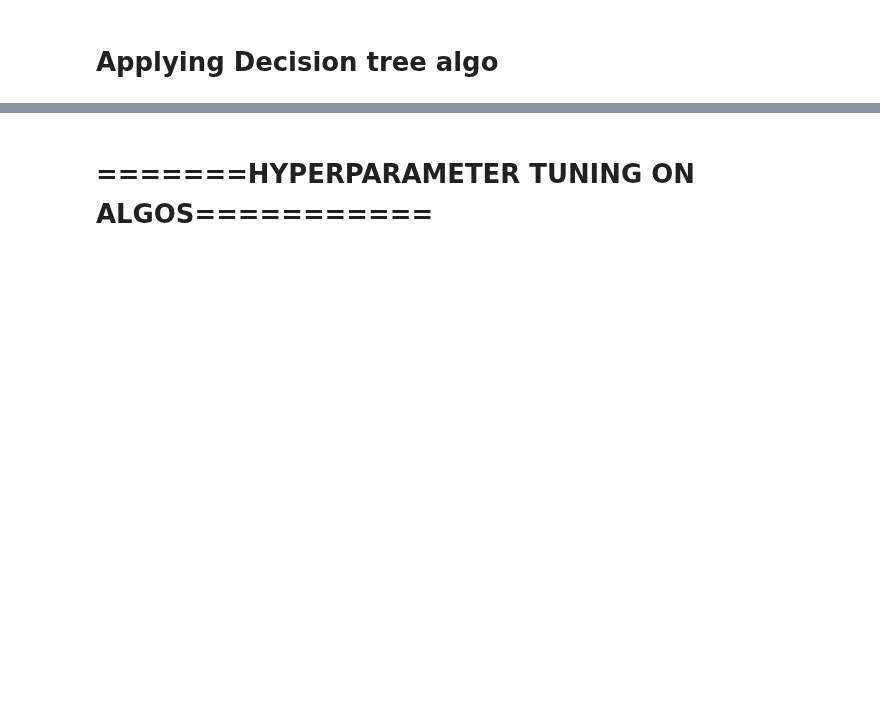
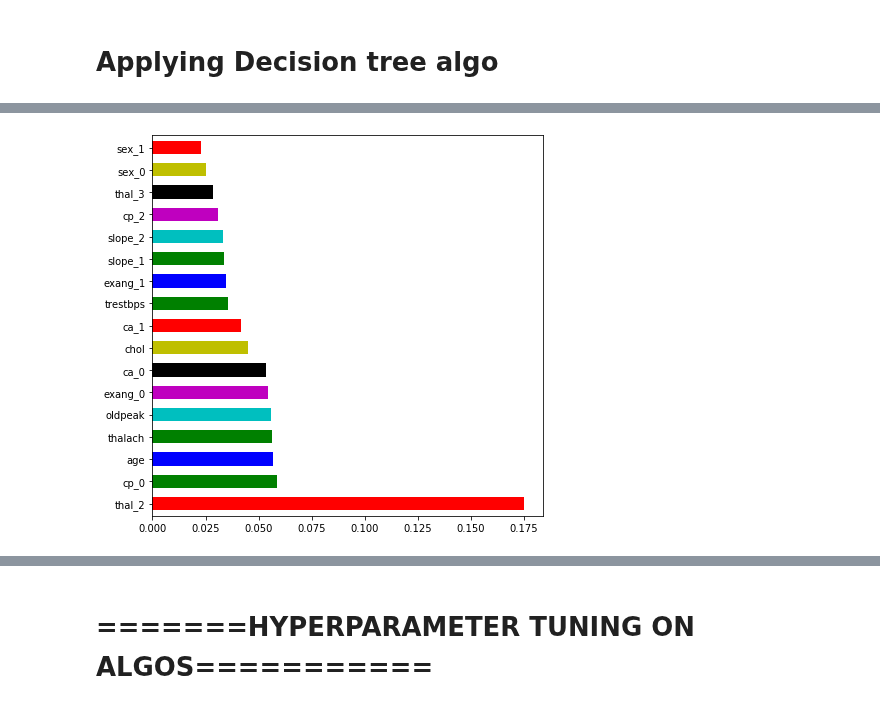
Before and after one commit to northcampus-university-of-kashmir/Heart-Disease-Detection-System, a Jupyter notebook: All in one_updated.ipynb, the cells around one changed output, grey strips where cells are left out. Drawn from its saved outputs; the diff is of its cells as text; code cells hidden in the pictures; blank space fills up the shorter version.

```diff
--- a/All in one_updated.ipynb
+++ b/All in one_updated.ipynb
@@ -235,3 +235,9 @@ X = dataset.drop('target', axis=1)
 y = dataset.target
 
 X_train, X_test, y_train, y_test = train_test_split(X, y, test_size=0.3, random_state=42)
+# %%
+import matplotlib.pyplot as plt
+from sklearn.feature_selection import  SelectKBest ,chi2
+from sklearn.ensemble import ExtraTreesClassifier
+extra=ExtraTreesClassifier()
+extra.fit(X,y)
@@ -237,0 +252,7 @@ X_train, X_test, y_train, y_test = train_test_split(X, y, test_size=0.3, random_
+# %%
+plt.figure(figsize=(7,7))
+feat_imp=pd.Series(extra.feature_importances_,index=X.columns)
+feat_imp.nlargest(17).plot(kind='barh',color=['r','g','b','g','c','m','k','y'],width=0.6 );
+plt.savefig("largestfeatureimp.jpg")
+# %% [output]
+[figure, added]
```
Also changed, not shown: parts of 25 cells of this notebook, 2 other files.
